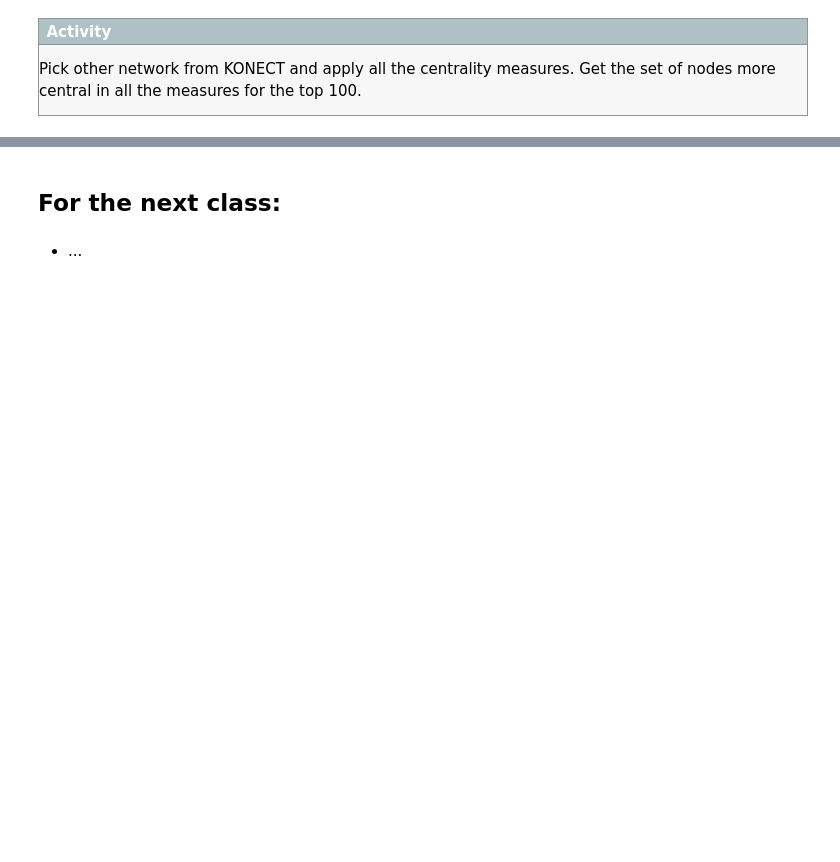
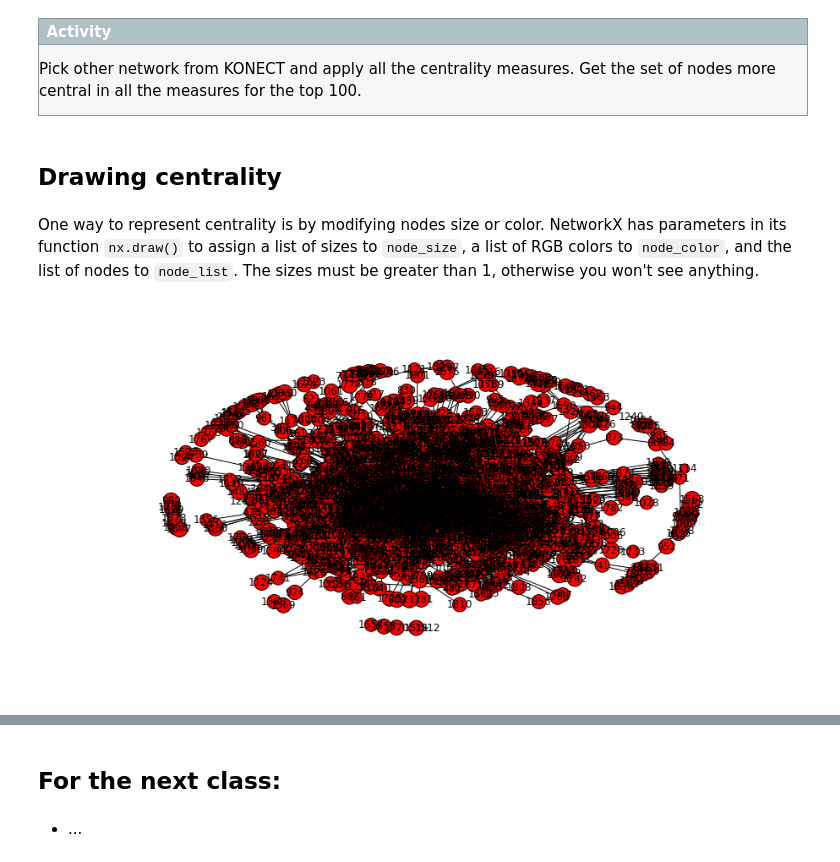
Before and after one commit to versae/data_for_humanists, a Jupyter notebook: Class18.ipynb, the cells around one changed output, grey strips where cells are left out. Saved outputs shown, nothing was run; the diff lists cells and outputs as text; code cells hidden in the pictures; blank space fills up the shorter version.

Commit message:
Add some plots to class 18

```diff
--- a/Class18.ipynb
+++ b/Class18.ipynb
@@ -168,3 +184,13 @@ Activity
 Pick other network from KONECT and apply all the centrality measures. Get the set of nodes more central in all the measures for the top 100.
 </p>
 </div>
+# %% [markdown]
+## Drawing centrality
+# %% [markdown]
+One way to represent centrality is by modifying nodes size or color. NetworkX has parameters in its function `nx.draw()` to assign a list of sizes to `node_size`, a list of RGB colors to `node_color`, and the list of nodes to `node_list`. The sizes must be greater than 1, otherwise you won't see anything.
+# %%
+node_list = eigenvector.keys()
+node_size = [1000 * v for v in eigenvector.values()]
+nx.draw(hamsterster, node_list=node_list, node_size=node_size)
+# %% [output]
+[figure, added]
```
Also changed, not shown: parts of 5 cells of this notebook, 1 other file.
